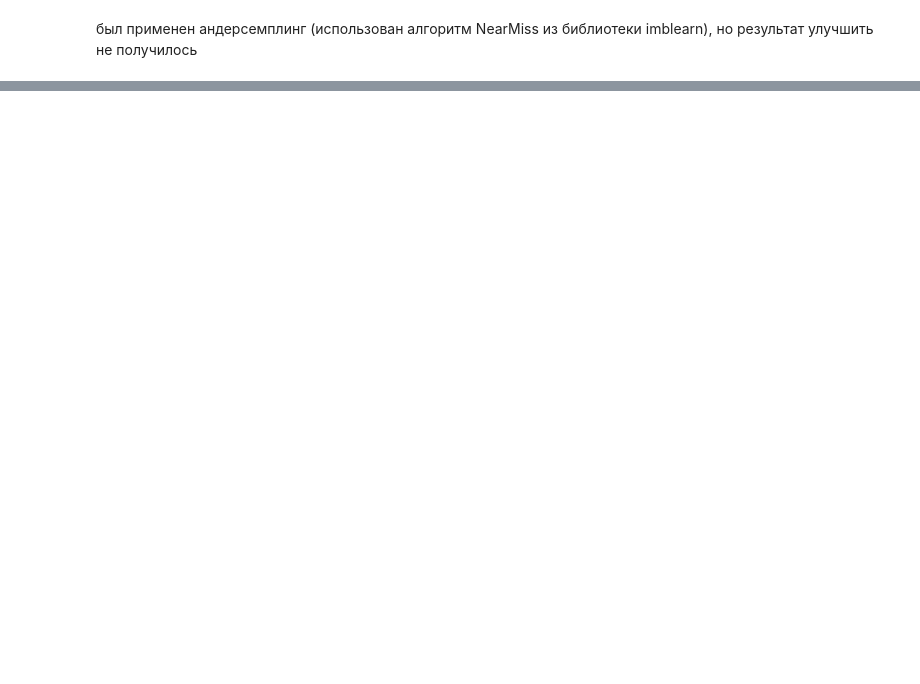
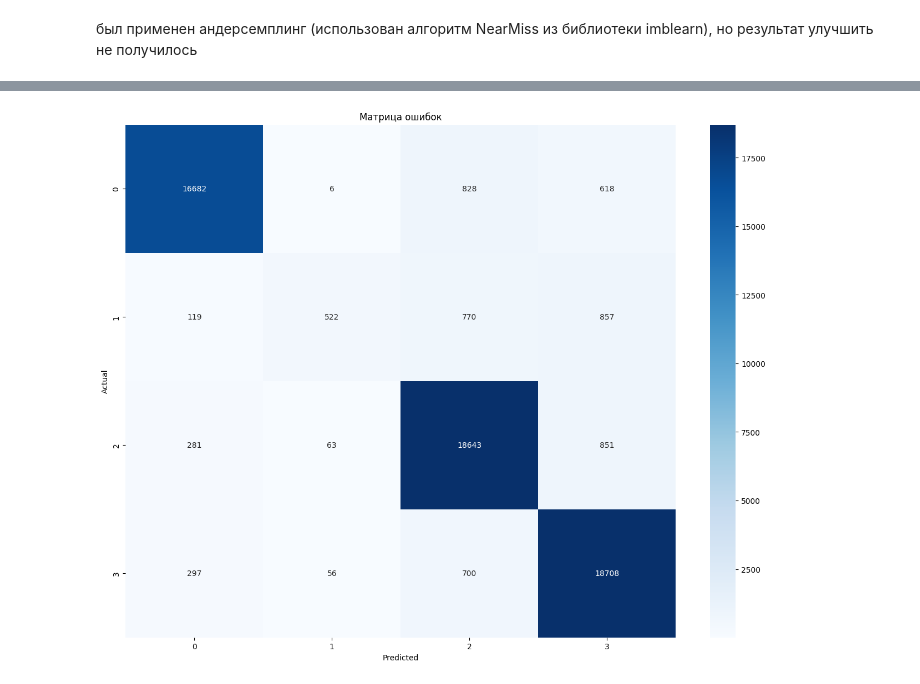
Before and after one commit to DmitryO325/ML_MEPhI_Star_Recognition, a Jupyter notebook: UNFINISHED_multi_classification.ipynb, the cells around one changed output, grey strips where cells are left out. Cells and saved outputs as stored; diff of their text form; code cells hidden in the pictures; blank space fills up the shorter version.

```diff
--- a/UNFINISHED_multi_classification.ipynb
+++ b/UNFINISHED_multi_classification.ipynb
@@ -595,0 +662,14 @@ weighted avg       0.91      0.91      0.90   1768625
+# %%
+proba_eruptive = eruptive_cb.predict_proba(sub_X_test)[:, 1]
+cb_preds = cb.predict(sub_X_test)[:, 0]
+
+combined_array = np.where(proba_eruptive > 0.1, 1, cb_preds)
+# %%
+cm = confusion_matrix(combined_array, sub_y_test)
+sns.heatmap(cm, annot=True, fmt='d', cmap='Blues')
+plt.xlabel('Predicted')
+plt.ylabel('Actual')
+plt.title(f'Матрица ошибок')
+plt.show()
+# %% [output]
+[figure, added]
```
Also changed, not shown: parts of 26 cells of this notebook.
